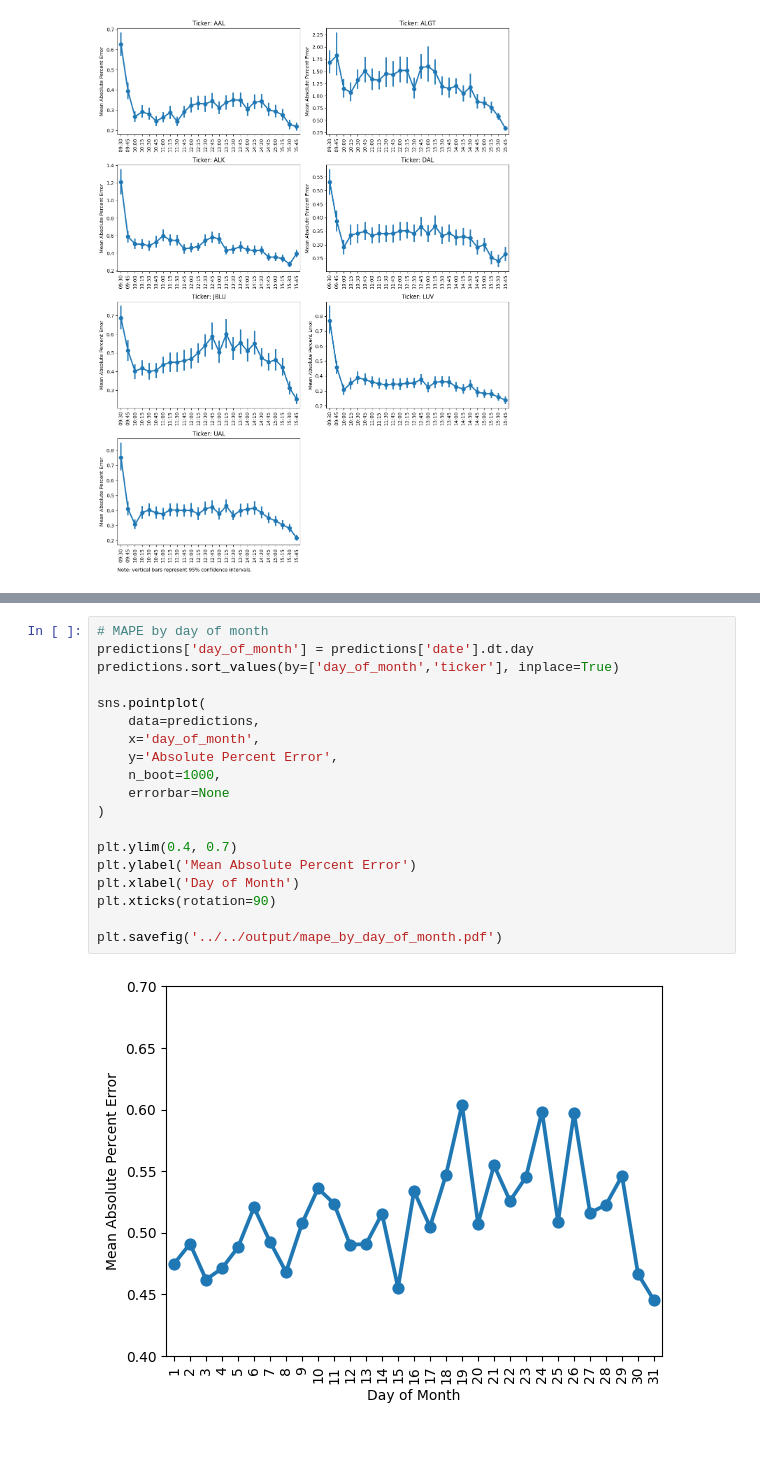
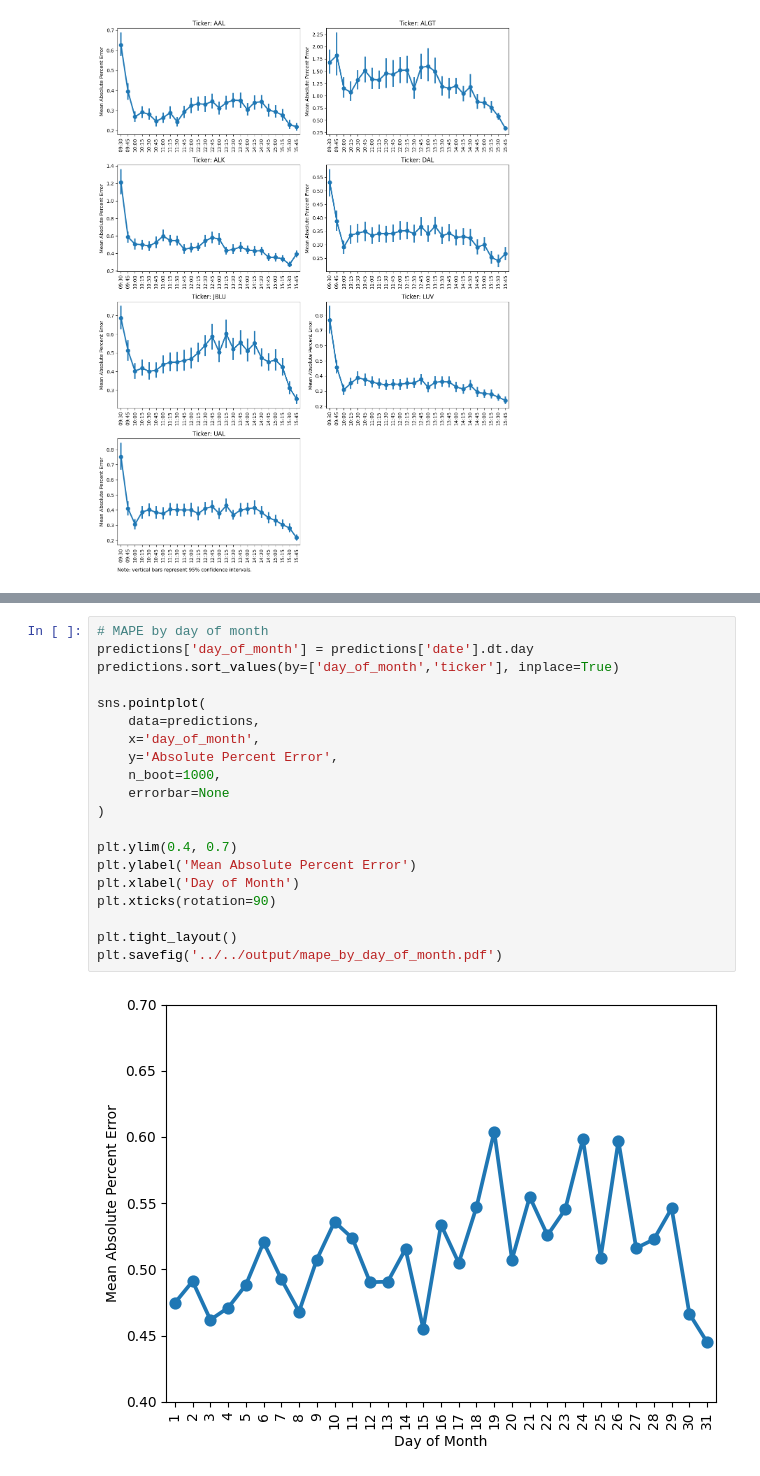
Before and after one commit to svanomm/sentiment-volume-forecasting, a Jupyter notebook: Scripts/05 Models/06 Best Model Predictions.ipynb, the cells around one changed output, grey strips where cells are left out. Drawn from its saved outputs; the diff is of its cells as text; blank space fills up the shorter version.

```diff
--- a/Scripts/05 Models/06 Best Model Predictions.ipynb
+++ b/Scripts/05 Models/06 Best Model Predictions.ipynb
@@ -186,21 +175,22 @@ plt.savefig('../../output/mape_by_day_of_week.pdf')
 # %%
 # MAPE by day of month
 predictions['day_of_month'] = predictions['date'].dt.day
 predictions.sort_values(by=['day_of_month','ticker'], inplace=True)
 
 sns.pointplot(
     data=predictions,
     x='day_of_month',
     y='Absolute Percent Error',
     n_boot=1000,
     errorbar=None
 )
 
 plt.ylim(0.4, 0.7)
 plt.ylabel('Mean Absolute Percent Error')
 plt.xlabel('Day of Month')
 plt.xticks(rotation=90)
 
+plt.tight_layout()
 plt.savefig('../../output/mape_by_day_of_month.pdf')
 # %% [output]
-[figure, old version]
+[figure, new version]
```
Also changed, not shown: parts of 7 cells of this notebook, 20 other files.
